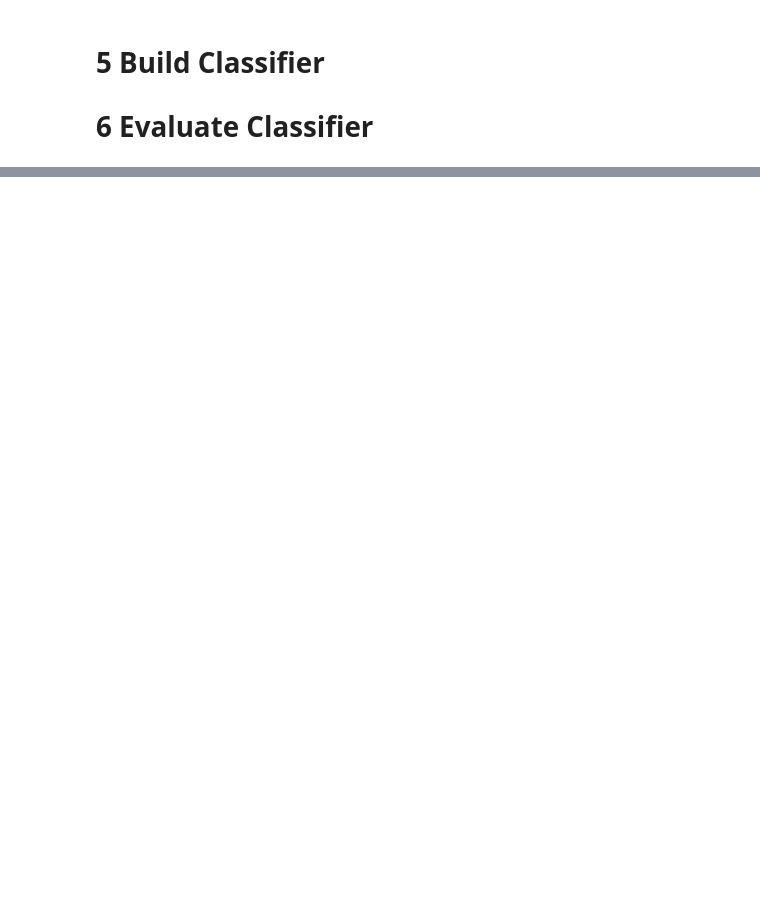
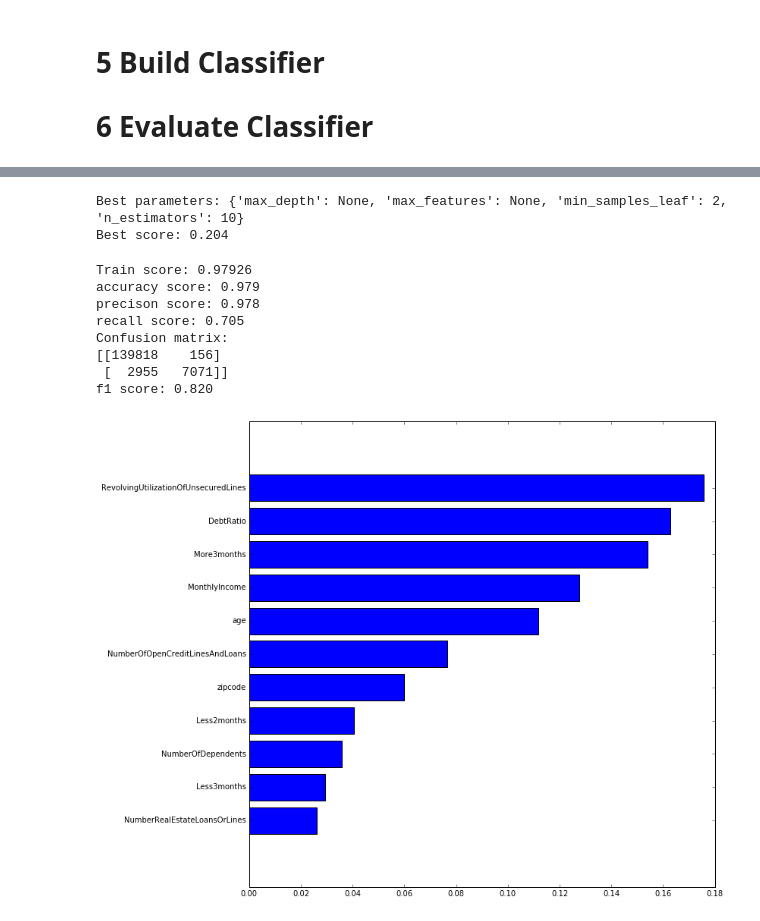
Before and after one commit to Keisuke-Yokota/CAPP-30254-1-Spring-2018-, a Jupyter notebook: hw2/Writeup 2-2.ipynb, the cells around one changed output, grey strips where cells are left out. Drawn from its saved outputs; the diff is of its cells as text; code cells hidden in the pictures; blank space fills up the shorter version.

```diff
--- a/hw2/Writeup 2-2.ipynb
+++ b/hw2/Writeup 2-2.ipynb
@@ -65,0 +67,17 @@ f1 score: 0.926
+# %%
+best_parameter = Analysis.tuning(x_train, y_train)
+# %% [output]
+Best parameters: {'max_depth': None, 'max_features': None, 'min_samples_leaf': 2, 'n_estimators': 10}
+Best score: 0.204
+# %%
+Analysis.random_tree(x_train, y_train, best_parameter=best_parameter)
+# %% [output]
+Train score: 0.97926
+accuracy score: 0.979
+precison score: 0.978
+recall score: 0.705
+Confusion matrix:
+[[139818    156]
+ [  2955   7071]]
+f1 score: 0.820
+[figure, added]
```
Also changed, not shown: parts of 5 cells of this notebook, 5 other files.
